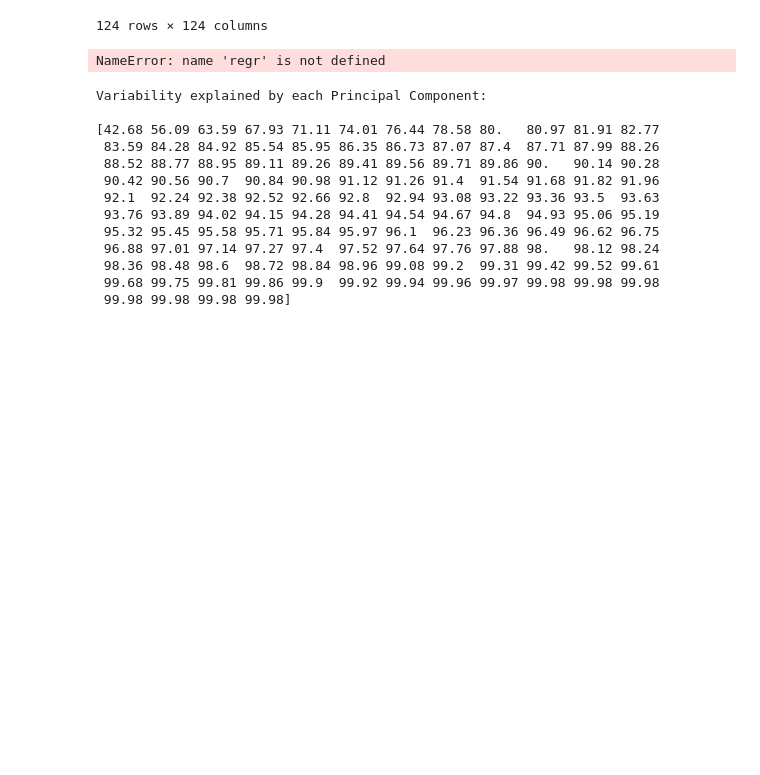
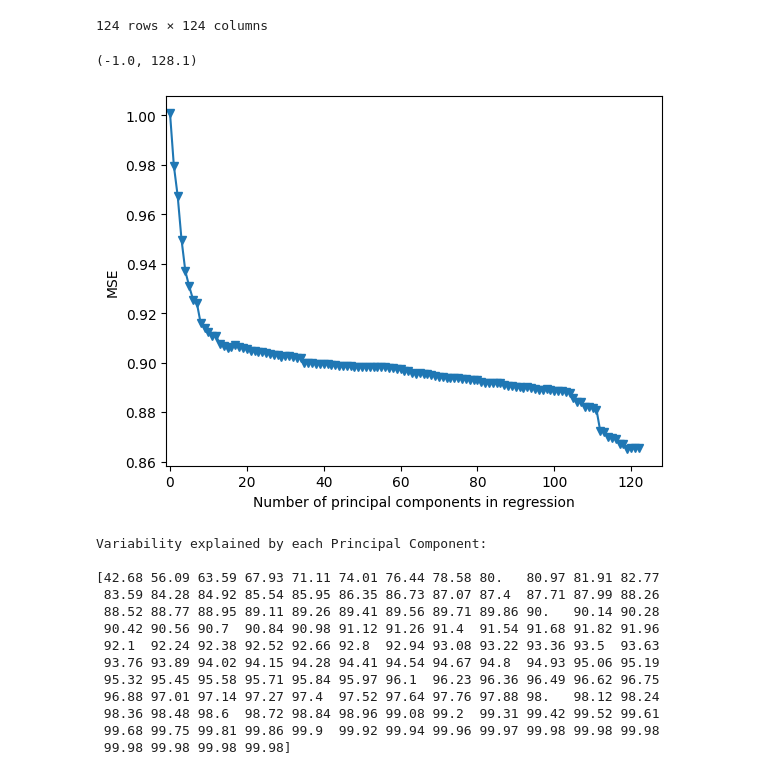
Before and after one commit to Lucasvitoriano25/PredDelay_TGVTrains, a Jupyter notebook: dim_reduction.ipynb, the cells around one changed output. Drawn from its saved outputs; the diff is of its cells as text; code cells hidden in the pictures; blank space fills up the shorter version.

Commit message:
bugfix & pca for dummys only

```diff
--- a/dim_reduction.ipynb
+++ b/dim_reduction.ipynb
@@ -210,39 +205,29 @@ pd.DataFrame(pca.components_.T).loc[:]
 # %%
 n = len(X_reduced_train)
 
 
 # 10-fold CV, with shuffle
 kf_10 = model_selection.KFold( n_splits=10, shuffle=True, random_state=1)
 
+regr = LinearRegression()
 mse = []
 
-# Compute MSE with only the intercept (no principal components in regression)
-#and 10-fold CV is only applied on the train set
-# for column_name in train_df_Y.columns:
-#     y_train_column = train_df_Y[column_name]
-#     score_col = -1*model_selection.cross_val_score(regr, np.ones((n,1)), y_train_column.ravel(), cv=kf_10, scoring='neg_mean_squared_error').mean()
-
-# mse.append(score)
-#print(mse)
-
-
-# Compute MSE using CV for the 124 principal components, adding one component at the time
-#10-fold CV is only applied on the train set
 for i in np.arange(1, 124):
     temp_score = []
     for column_name in train_df_Y.columns:
         y_train_column = train_df_Y[column_name]
         score_col = -1*model_selection.cross_val_score(regr, X_reduced_train[:,:i], y_train_column.ravel(), cv=kf_10, scoring='neg_mean_squared_error').mean()
         temp_score.append(score_col)
     score_avg = np.mean(temp_score)
     mse.append(score_avg)
 
 plt.plot(mse, '-v')
 plt.xlabel('Number of principal components in regression')
 plt.ylabel('MSE')
 plt.xlim(xmin=-1)
 # %% [output]
-NameError: name 'regr' is not defined
+(-1.0, 128.1)
+[figure, added]
 # %%
 print("Variability explained by each Principal Component:\n")
 print(np.cumsum(np.round(pca.explained_variance_ratio_, decimals=4)*100))
```
Also changed, not shown: parts of 5 cells of this notebook.
